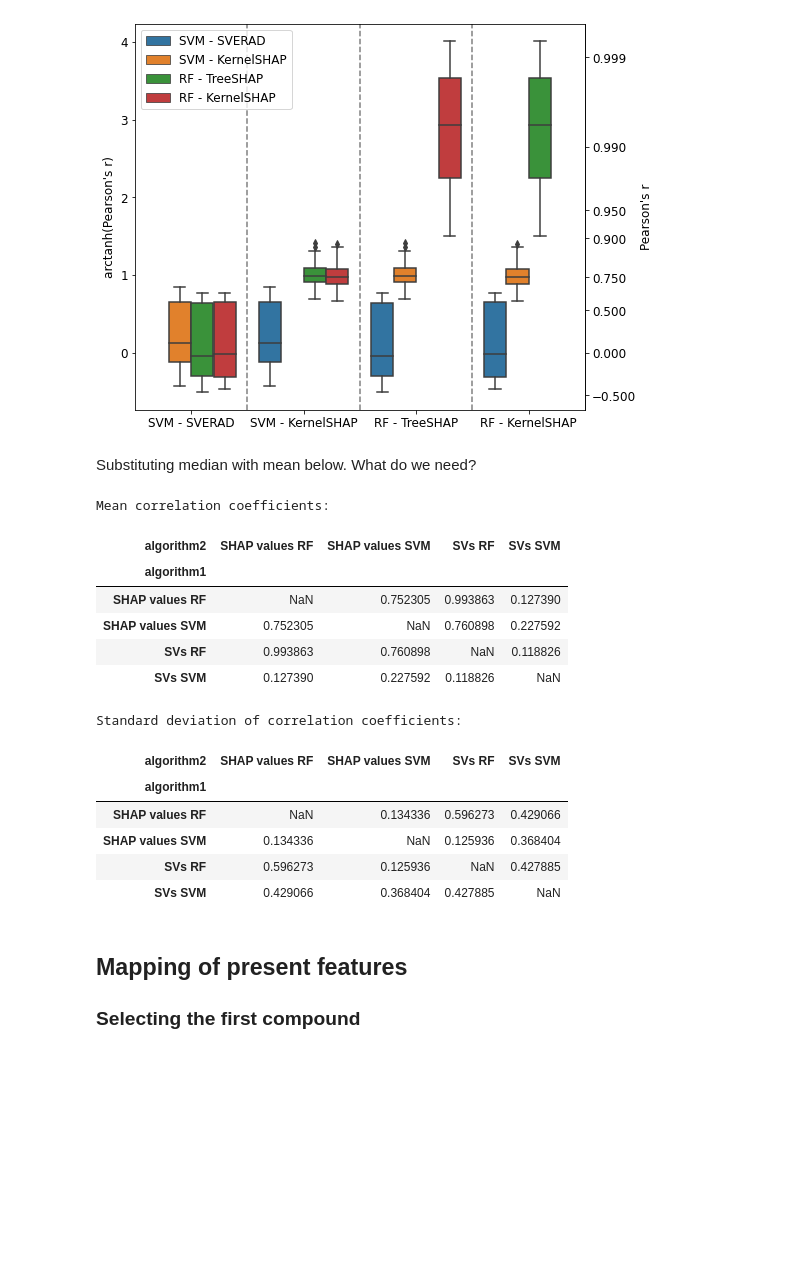
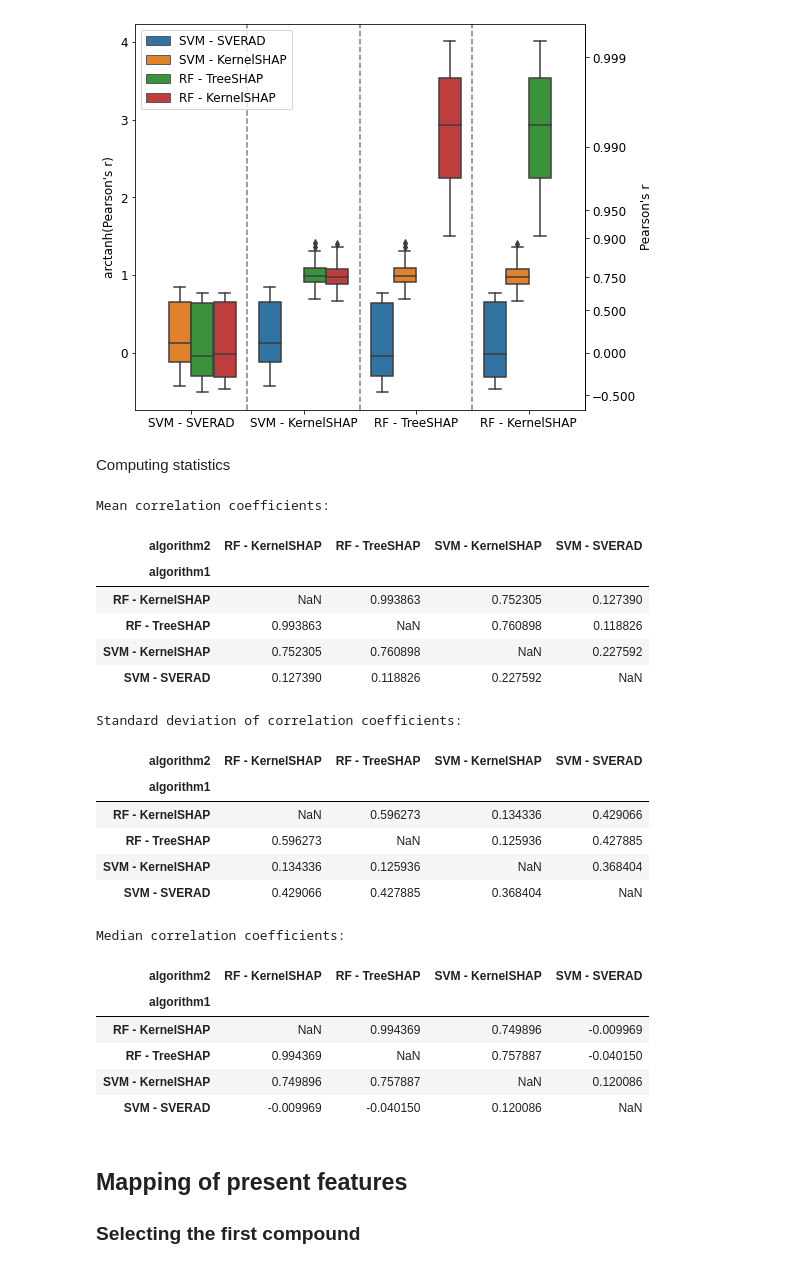
Before and after one commit to AndMastro/SVERAD, a Jupyter notebook: analysis_SVs_SVM_RF.ipynb, the cells around one changed output. Cells and saved outputs as stored; diff of their text form; code cells hidden in the pictures; blank space fills up the shorter version.

```diff
--- a/analysis_SVs_SVM_RF.ipynb
+++ b/analysis_SVs_SVM_RF.ipynb
@@ -352,27 +359,36 @@ mpl.rcParams.update({'font.size': 12})
 # %% [output]
 [figure]
 # %% [markdown]
-Substituting median with mean below. What do we need?
+Computing statistics
 # %%
 print("Mean correlation coefficients:")
 display(correlation_df.query("algorithm1 != algorithm2 & datasetlabel == 'Testset'").pivot_table(index="algorithm1", columns="algorithm2", values="pearsons_r_fisher", aggfunc="mean").apply(np.tanh))
 print("Standard deviation of correlation coefficients:")
 display(correlation_df.query("algorithm1 != algorithm2 & datasetlabel == 'Testset'").pivot_table(index="algorithm1", columns="algorithm2", values="pearsons_r_fisher", aggfunc="std").apply(np.tanh))
+print("Median correlation coefficients:")
+display(correlation_df.query("algorithm1 != algorithm2 & datasetlabel == 'Testset'").pivot_table(index="algorithm1", columns="algorithm2", values="pearsons_r_fisher", aggfunc="median").apply(np.tanh))
 # %% [output]
 Mean correlation coefficients:
-| algorithm2 | SHAP values RF | SHAP values SVM | SVs RF | SVs SVM |
+| algorithm2 | RF - KernelSHAP | RF - TreeSHAP | SVM - KernelSHAP | SVM - SVERAD |
 | algorithm1 |  |  |  |  |
-| SHAP values RF | NaN | 0.752305 | 0.993863 | 0.127390 |
-| SHAP values SVM | 0.752305 | NaN | 0.760898 | 0.227592 |
-| SVs RF | 0.993863 | 0.760898 | NaN | 0.118826 |
-| SVs SVM | 0.127390 | 0.227592 | 0.118826 | NaN |
+| RF - KernelSHAP | NaN | 0.993863 | 0.752305 | 0.127390 |
+| RF - TreeSHAP | 0.993863 | NaN | 0.760898 | 0.118826 |
+| SVM - KernelSHAP | 0.752305 | 0.760898 | NaN | 0.227592 |
+| SVM - SVERAD | 0.127390 | 0.118826 | 0.227592 | NaN |
 Standard deviation of correlation coefficients:
-| algorithm2 | SHAP values RF | SHAP values SVM | SVs RF | SVs SVM |
+| algorithm2 | RF - KernelSHAP | RF - TreeSHAP | SVM - KernelSHAP | SVM - SVERAD |
 | algorithm1 |  |  |  |  |
-| SHAP values RF | NaN | 0.134336 | 0.596273 | 0.429066 |
-| SHAP values SVM | 0.134336 | NaN | 0.125936 | 0.368404 |
-| SVs RF | 0.596273 | 0.125936 | NaN | 0.427885 |
-| SVs SVM | 0.429066 | 0.368404 | 0.427885 | NaN |
+| RF - KernelSHAP | NaN | 0.596273 | 0.134336 | 0.429066 |
+| RF - TreeSHAP | 0.596273 | NaN | 0.125936 | 0.427885 |
+| SVM - KernelSHAP | 0.134336 | 0.125936 | NaN | 0.368404 |
+| SVM - SVERAD | 0.429066 | 0.427885 | 0.368404 | NaN |
+Median correlation coefficients:
+| algorithm2 | RF - KernelSHAP | RF - TreeSHAP | SVM - KernelSHAP | SVM - SVERAD |
+| algorithm1 |  |  |  |  |
+| RF - KernelSHAP | NaN | 0.994369 | 0.749896 | -0.009969 |
+| RF - TreeSHAP | 0.994369 | NaN | 0.757887 | -0.040150 |
+| SVM - KernelSHAP | 0.749896 | 0.757887 | NaN | 0.120086 |
+| SVM - SVERAD | -0.009969 | -0.040150 | 0.120086 | NaN |
 # %% [markdown]
 ## Mapping of present features
 ### Selecting the first compound
```
Also changed, not shown: parts of 2 cells of this notebook, 1 other file.
